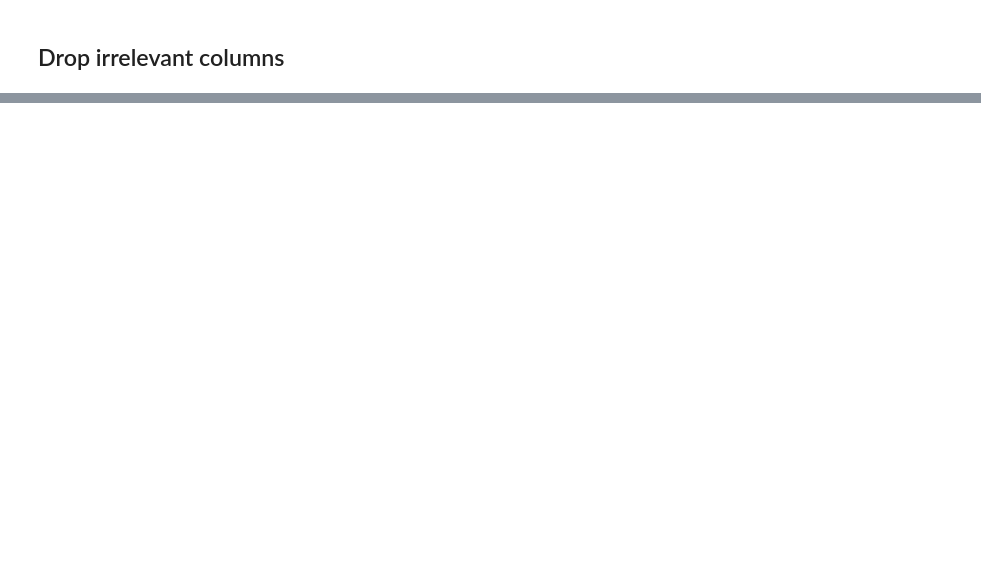
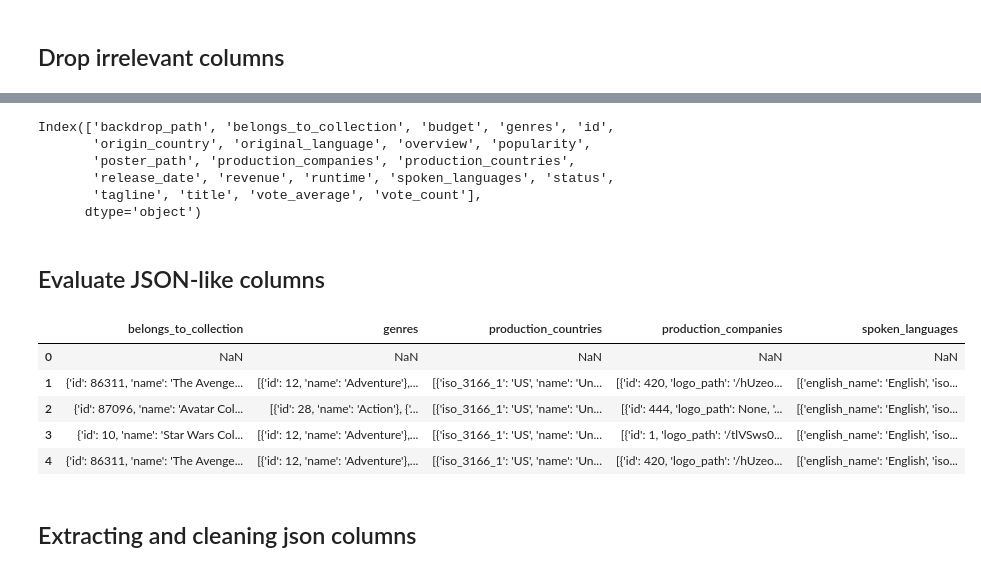
Before and after one commit to Airlectric/Amalitech-DEM02-TMDB-Movie-Data-Analysis-using-Pandas-and-APIs, a Jupyter notebook: notebook.ipynb, the cells around one changed output, grey strips where cells are left out. Drawn from its saved outputs; the diff is of its cells as text; code cells hidden in the pictures; blank space fills up the shorter version.

```diff
--- a/notebook.ipynb
+++ b/notebook.ipynb
@@ -109,0 +113,22 @@ df
+# %%
+df.columns
+# %% [output]
+Index(['backdrop_path', 'belongs_to_collection', 'budget', 'genres', 'id',
+       'origin_country', 'original_language', 'overview', 'popularity',
+       'poster_path', 'production_companies', 'production_countries',
+       'release_date', 'revenue', 'runtime', 'spoken_languages', 'status',
+       'tagline', 'title', 'vote_average', 'vote_count'],
+      dtype='object')
+# %% [markdown]
+## Evaluate JSON-like columns
+# %%
+df[['belongs_to_collection', 'genres', 'production_countries', 'production_companies', 'spoken_languages']].head(5)
+# %% [output]
+|  | belongs_to_collection | genres | production_countries | production_companies | spoken_languages |
+| 0 | NaN | NaN | NaN | NaN | NaN |
+| 1 | {'id': 86311, 'name': 'The Avenge... | [{'id': 12, 'name': 'Adventure'},... | [{'iso_3166_1': 'US', 'name': 'Un... | [{'id': 420, 'logo_path': '/hUzeo... | [{'english_name': 'English', 'iso... |
+| 2 | {'id': 87096, 'name': 'Avatar Col... | [{'id': 28, 'name': 'Action'}, {'... | [{'iso_3166_1': 'US', 'name': 'Un... | [{'id': 444, 'logo_path': None, '... | [{'english_name': 'English', 'iso... |
+| 3 | {'id': 10, 'name': 'Star Wars Col... | [{'id': 12, 'name': 'Adventure'},... | [{'iso_3166_1': 'US', 'name': 'Un... | [{'id': 1, 'logo_path': '/tlVSws0... | [{'english_name': 'English', 'iso... |
+| 4 | {'id': 86311, 'name': 'The Avenge... | [{'id': 12, 'name': 'Adventure'},... | [{'iso_3166_1': 'US', 'name': 'Un... | [{'id': 420, 'logo_path': '/hUzeo... | [{'english_name': 'English', 'iso... |
+# %% [markdown]
+## Extracting and cleaning json columns
```
Also changed, not shown: parts of 8 cells of this notebook, 2 other files.
